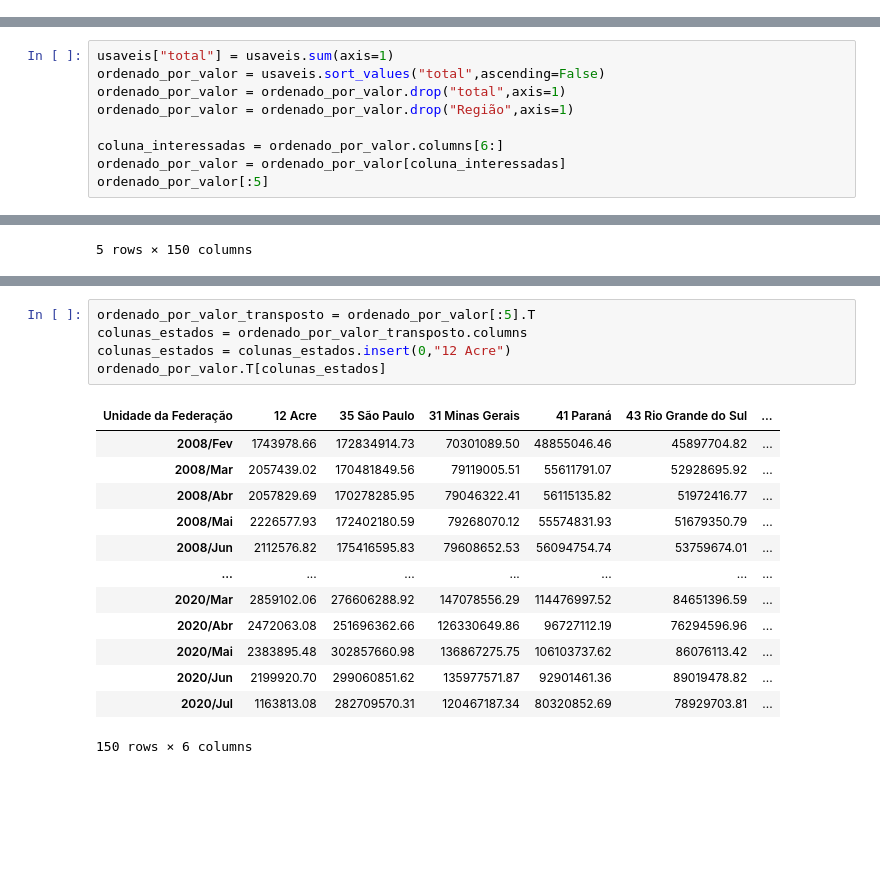
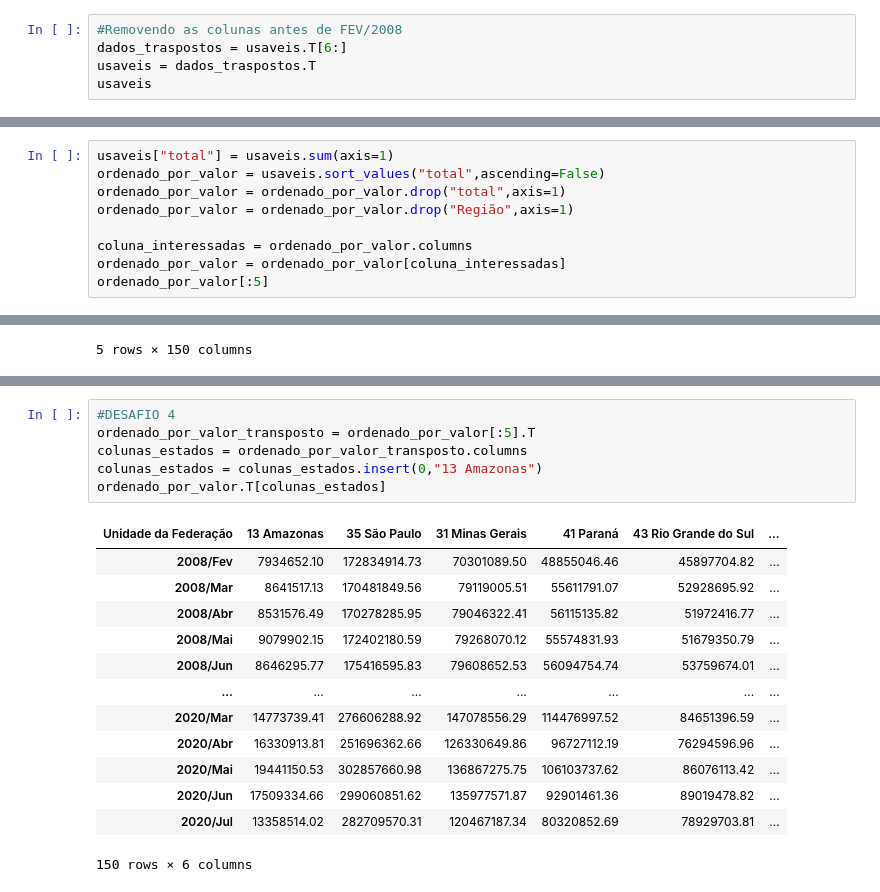
Before and after one commit to r10silveira/bootcampDataScience, a Jupyter notebook: Modulo1/Aula3.ipynb, the cells around one changed output, grey strips where cells are left out. Cells and saved outputs as stored; diff of their text form; blank space fills up the shorter version.

```diff
--- a/Modulo1/Aula3.ipynb
+++ b/Modulo1/Aula3.ipynb
@@ -46,3 +46,8 @@ usaveis.head()
 | 14 Roraima | 4785.91 | 11858.63 | 43852.67 | 369328.51 | 470676.43 | 808448.39 | 771687.83 | 876091.18 | 896952.53 | ... |
 | 15 Pará | 181159.29 | 433414.74 | 1893197.50 | 5105406.44 | 13162823.43 | 21762104.16 | 20126081.01 | 22149375.82 | 23436682.75 | ... |
 5 rows × 156 columns
+# %%
+#Removendo as colunas antes de FEV/2008
+dados_traspostos = usaveis.T[6:]
+usaveis = dados_traspostos.T
+usaveis
@@ -115,7 +120,7 @@ ordenado_por_valor = usaveis.sort_values("total",ascending=False)
 ordenado_por_valor = ordenado_por_valor.drop("total",axis=1)
 ordenado_por_valor = ordenado_por_valor.drop("Região",axis=1)
 
-coluna_interessadas = ordenado_por_valor.columns[6:]
+coluna_interessadas = ordenado_por_valor.columns
 ordenado_por_valor = ordenado_por_valor[coluna_interessadas]
 ordenado_por_valor[:5]
 # %% [output]
@@ -136,23 +142,24 @@ plt.show()
 # %% [output]
 [figure]
 # %%
+#DESAFIO 4
 ordenado_por_valor_transposto = ordenado_por_valor[:5].T
 colunas_estados = ordenado_por_valor_transposto.columns
-colunas_estados = colunas_estados.insert(0,"12 Acre")
+colunas_estados = colunas_estados.insert(0,"13 Amazonas")
 ordenado_por_valor.T[colunas_estados]
 # %% [output]
-| Unidade da Federação | 12 Acre | 35 São Paulo | 31 Minas Gerais | 41 Paraná | 43 Rio Grande do Sul | ... |
-| 2008/Fev | 1743978.66 | 172834914.73 | 70301089.50 | 48855046.46 | 45897704.82 | ... |
-| 2008/Mar | 2057439.02 | 170481849.56 | 79119005.51 | 55611791.07 | 52928695.92 | ... |
-| 2008/Abr | 2057829.69 | 170278285.95 | 79046322.41 | 56115135.82 | 51972416.77 | ... |
-| 2008/Mai | 2226577.93 | 172402180.59 | 79268070.12 | 55574831.93 | 51679350.79 | ... |
-| 2008/Jun | 2112576.82 | 175416595.83 | 79608652.53 | 56094754.74 | 53759674.01 | ... |
+| Unidade da Federação | 13 Amazonas | 35 São Paulo | 31 Minas Gerais | 41 Paraná | 43 Rio Grande do Sul | ... |
+| 2008/Fev | 7934652.10 | 172834914.73 | 70301089.50 | 48855046.46 | 45897704.82 | ... |
+| 2008/Mar | 8641517.13 | 170481849.56 | 79119005.51 | 55611791.07 | 52928695.92 | ... |
+| 2008/Abr | 8531576.49 | 170278285.95 | 79046322.41 | 56115135.82 | 51972416.77 | ... |
+| 2008/Mai | 9079902.15 | 172402180.59 | 79268070.12 | 55574831.93 | 51679350.79 | ... |
+| 2008/Jun | 8646295.77 | 175416595.83 | 79608652.53 | 56094754.74 | 53759674.01 | ... |
 | ... | ... | ... | ... | ... | ... | ... |
-| 2020/Mar | 2859102.06 | 276606288.92 | 147078556.29 | 114476997.52 | 84651396.59 | ... |
-| 2020/Abr | 2472063.08 | 251696362.66 | 126330649.86 | 96727112.19 | 76294596.96 | ... |
-| 2020/Mai | 2383895.48 | 302857660.98 | 136867275.75 | 106103737.62 | 86076113.42 | ... |
-| 2020/Jun | 2199920.70 | 299060851.62 | 135977571.87 | 92901461.36 | 89019478.82 | ... |
-| 2020/Jul | 1163813.08 | 282709570.31 | 120467187.34 | 80320852.69 | 78929703.81 | ... |
+| 2020/Mar | 14773739.41 | 276606288.92 | 147078556.29 | 114476997.52 | 84651396.59 | ... |
+| 2020/Abr | 16330913.81 | 251696362.66 | 126330649.86 | 96727112.19 | 76294596.96 | ... |
+| 2020/Mai | 19441150.53 | 302857660.98 | 136867275.75 | 106103737.62 | 86076113.42 | ... |
+| 2020/Jun | 17509334.66 | 299060851.62 | 135977571.87 | 92901461.36 | 89019478.82 | ... |
+| 2020/Jul | 13358514.02 | 282709570.31 | 120467187.34 | 80320852.69 | 78929703.81 | ... |
 150 rows × 6 columns
 # %%
 ax = ordenado_por_valor.T[colunas_estados].plot(figsize=(10,6),grid=True)
```
Also changed, not shown: parts of 16 cells of this notebook, 1 other file.
